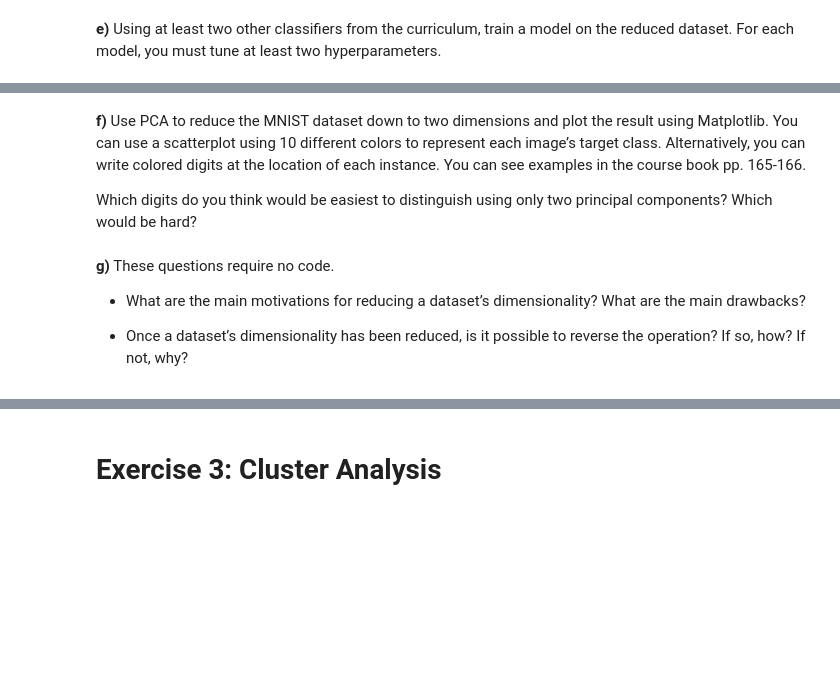
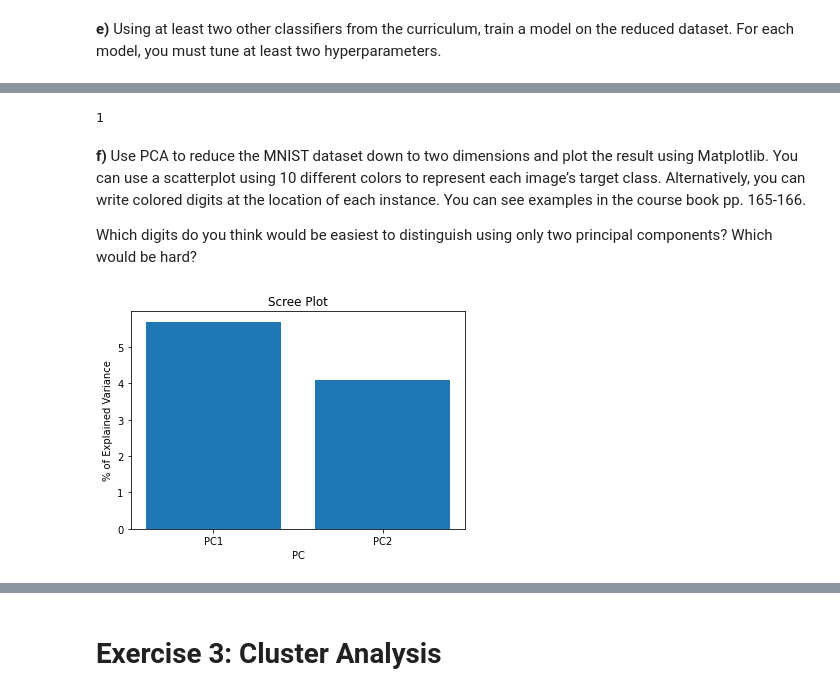
Before and after one commit to machine-learning6/machine-learning, a Jupyter notebook: Assignment_3.ipynb, the cells around one changed output, grey strips where cells are left out. Cells and saved outputs as stored; diff of their text form; code cells hidden in the pictures; blank space fills up the shorter version.

```diff
--- a/Assignment_3.ipynb
+++ b/Assignment_3.ipynb
@@ -602,11 +687,36 @@ print("Best cross-validation score: {}".format(grid_search.best_score_))
+# %%
+# SVM - train
+clf = svm.SVC(C=grid_search.best_params_['C'],gamma=grid_search.best_params_['gamma'],kernel=grid_search.best_params_['kernel'])
+clf.fit(X_train, y_train)
+print("Model accuracy on the testing data: {}".format(svc.score(X_test,y_test)))
+print("Model accuracy on the training data: {}".format(svc.score(X_train,y_train)))
+# %% [output]
+1
 # %% [markdown]
 **f)** Use PCA to reduce the MNIST dataset down to two dimensions and plot the result using
    Matplotlib. You can use a scatterplot using 10 different colors to represent each image’s
    target class. Alternatively, you can write colored digits at the location of each instance. You can see examples in the course book pp. 165-166.
 
    Which digits do you think would be easiest to distinguish using only two principal components? Which would be hard?
-# %% [markdown]
-**g)** These questions require no code.
- - What are the main motivations for reducing a dataset’s dimensionality? What are the main drawbacks?
-
- - Once a dataset’s dimensionality has been reduced, is it possible to reverse the operation? If so, how? If not, why?
+# %%
+X_train, X_test, y_train, y_test = train_test_split(mnist_data, mnist_label, test_size=1/7.0, random_state=0)
+scaler = StandardScaler()
+# Fit on training set only.
+scaler.fit(X_train)
+# Apply transform to both the training set and the test set.
+X_train = scaler.transform(X_train)
+X_test = scaler.transform(X_test)
+# %%
+pca = PCA(n_components=2)
+
+X_train_pca = pca.fit_transform(X_train)
+per_var = np.round(pca.explained_variance_ratio_*100, decimals=1)
+labels = ['PC' + str(x) for x in range(1, len(per_var)+1)] #labels for the plot
+
+plt.bar(x=range(1, len(per_var)+1), height=per_var, tick_label=labels)
+plt.ylabel('% of Explained Variance')
+plt.xlabel("PC")
+plt.title("Scree Plot")
+plt.show()
+# %% [output]
+[figure, added]
```
Also changed, not shown: parts of 13 cells of this notebook.
